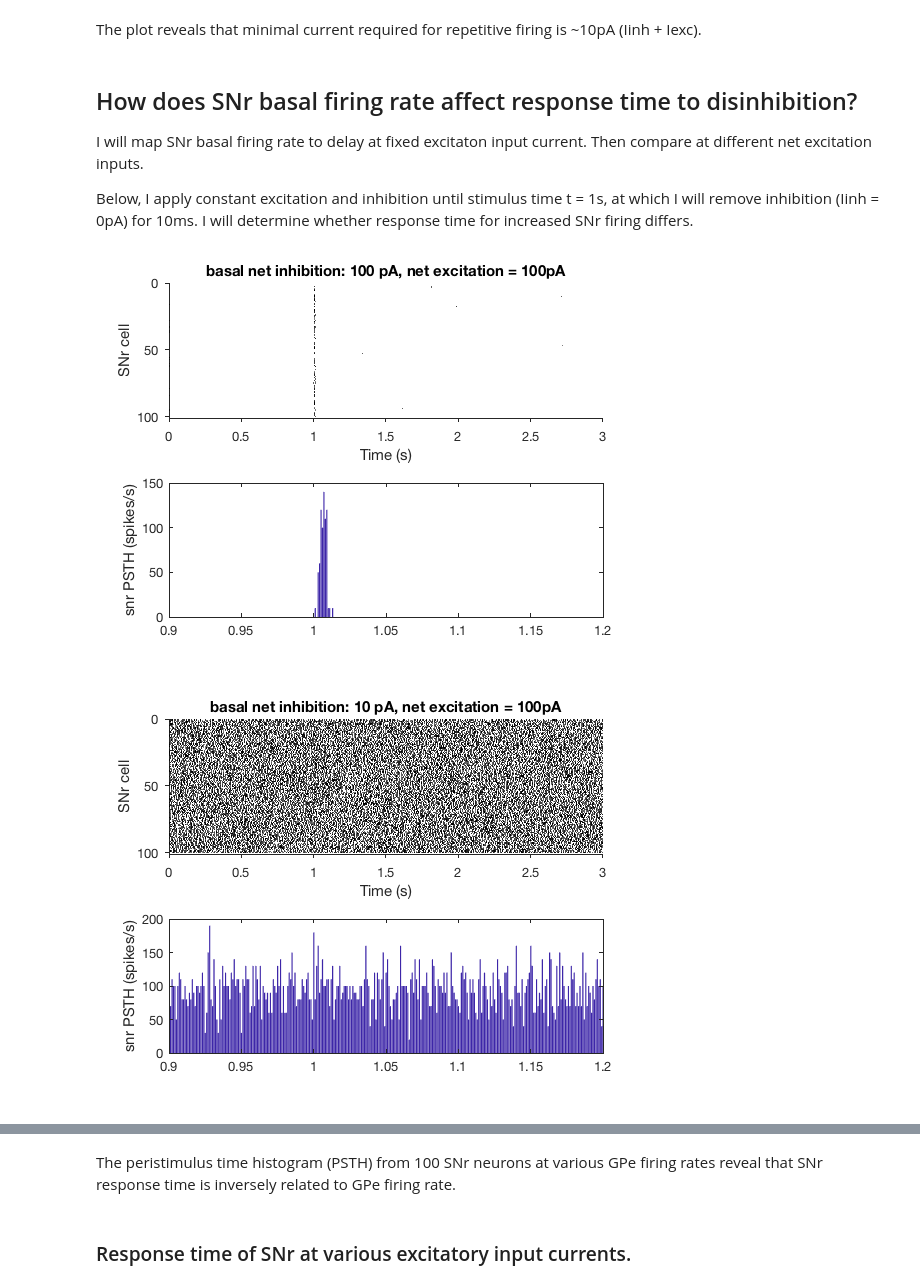
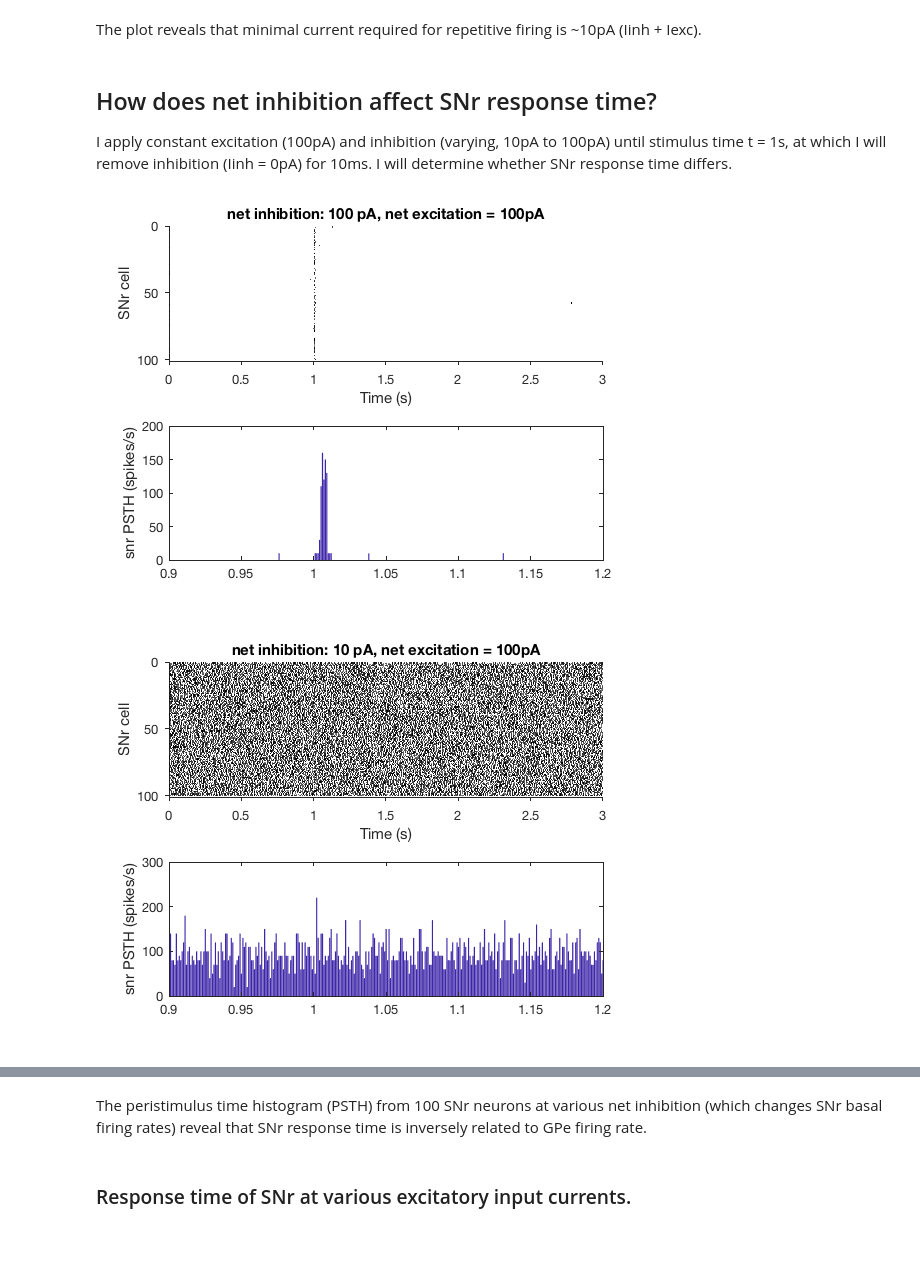
Before and after one commit to seulah-kim/delaylineBG, a Jupyter notebook: Effect of GP firing rate on SNr response time.ipynb, the cells around one changed output, grey strips where cells are left out. Saved outputs shown, nothing was run; the diff lists cells and outputs as text; code cells hidden in the pictures; blank space fills up the shorter version.

```diff
--- a/Effect of GP firing rate on SNr response time.ipynb
+++ b/Effect of GP firing rate on SNr response time.ipynb
@@ -188,43 +152,41 @@ title('SNr firing is inversely related to inhibitory synaptic current' )
 # %% [markdown]
 The plot reveals that minimal current required for repetitive firing is ~10pA (Iinh + Iexc).
 # %% [markdown]
-## How does SNr basal firing rate affect response time to disinhibition?
+## How does net inhibition affect SNr response time?
 
-I will map SNr basal firing rate to delay at fixed excitaton input current. Then compare at different net excitation inputs.
-
-Below, I apply constant excitation and inhibition until stimulus time t = 1s, at which I will remove inhibition (Iinh = 0pA) for 10ms. I will determine whether response time for increased SNr firing differs.
+I apply constant excitation (100pA) and inhibition (varying, 10pA to 100pA) until stimulus time t = 1s, at which I will remove inhibition (Iinh = 0pA) for 10ms. I will determine whether SNr response time differs.
 # %%
 Isnr_inh = 10:10:100; % pA, inhibitory
 %fr_snr = zeros(length(Isnr_inh),length(Isnr_exc));
 
 for i = 1:length(Isnr_inh)
 
 spk_snr=[];
 dt=0.0001; % 0.1ms integration steps
 
 Vm_snr = BGdelayline_SNrdelay('Iexc_snr',100,'Igaba_snr',Isnr_inh(i)); % only SNr layer. 100 neurons
 spk_snr = [spk_snr; Vm_snr==15];
 
 binWidth_snr = 10; %ms
 
 t_bar_snr = 1:binWidth_snr:length(spk_snr);
 psth_snr = zeros(1,length(t_bar_snr));
 
 for psth_i = 1:length(t_bar_snr)-1
 
     psth_snr(psth_i) = sum(sum(spk_snr(:,t_bar_snr(psth_i):(t_bar_snr(psth_i)+binWidth_snr-1))));
 
 end
 figure(i)
 subplot(2,1,1)
 plotRaster(spk_snr);
 ylabel('SNr cell')
-title(sprintf('basal net inhibition: %d pA, net excitation = 100pA',Isnr_inh(i)))
+title(sprintf('net inhibition: %d pA, net excitation = 100pA',Isnr_inh(i)))
 subplot(2,1,2)
 bar(t_bar_snr*0.0001,psth_snr/(size(spk_snr,1)*(binWidth_snr*0.0001)))
 xlim([0.9 1.2])
 ylabel('snr PSTH (spikes/s)')
 end
 # %% [output]
-[figure, old version]
+[figure, new version]
-[figure, old version]
+[figure, new version]
@@ -239,5 +201,5 @@ end
 # %% [markdown]
-The peristimulus time histogram (PSTH) from 100 SNr neurons at various GPe firing rates reveal that SNr response time is inversely related to GPe firing rate.
+The peristimulus time histogram (PSTH) from 100 SNr neurons at various net inhibition (which changes SNr basal firing rates) reveal that SNr response time is inversely related to GPe firing rate.
 # %% [markdown]
 ### Response time of SNr at various excitatory input currents.
 # %% [markdown]
```
Also changed, not shown: parts of 6 cells of this notebook.
